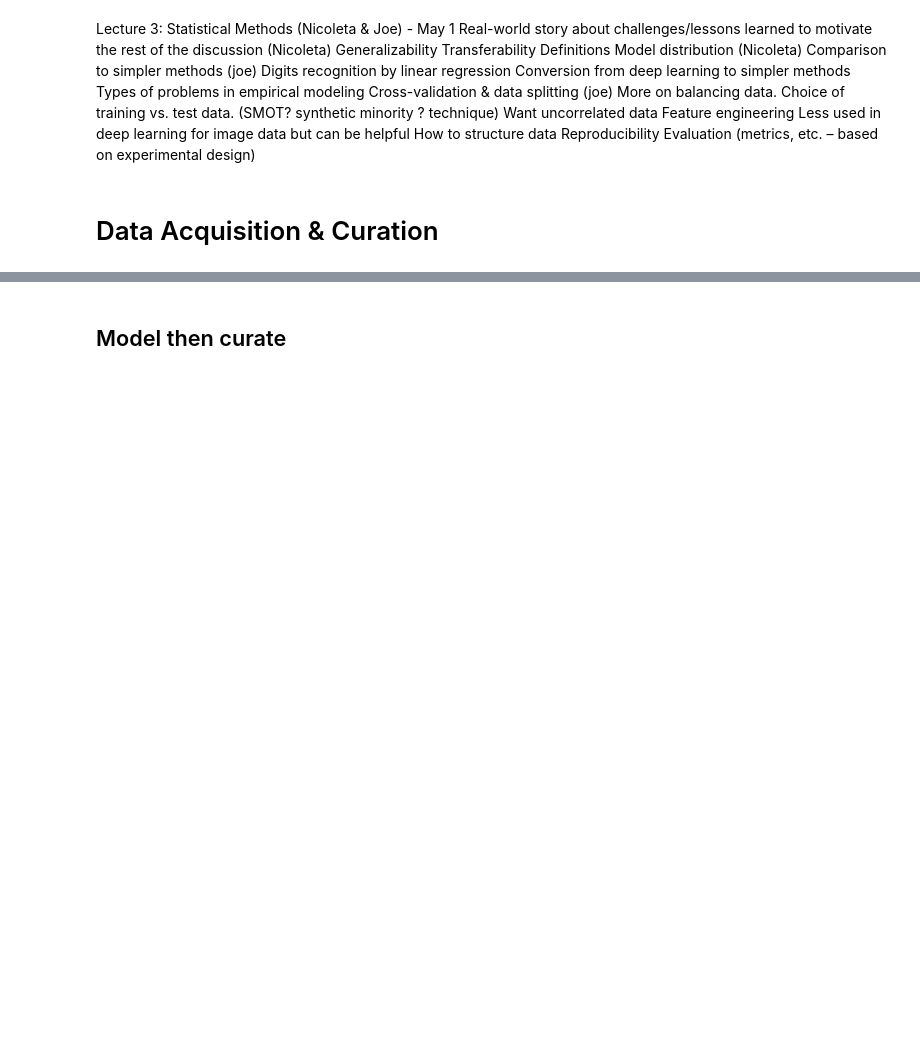
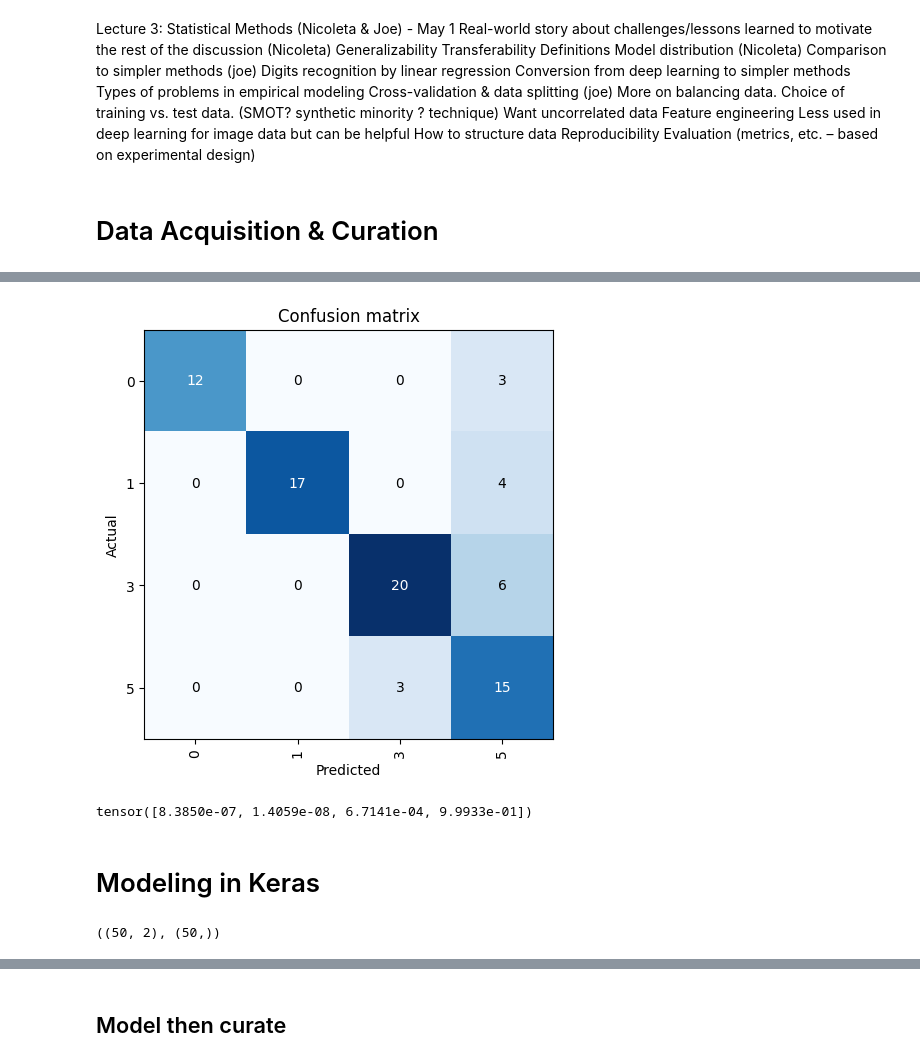
Before and after one commit to joseph-hellerstein/keras, a Jupyter notebook: notebooks/model_selection_evaluation_pt1.ipynb, the cells around one changed output, grey strips where cells are left out. Cells and saved outputs as stored; diff of their text form; code cells hidden in the pictures; blank space fills up the shorter version.

Commit message:
keras notebook

```diff
--- a/notebooks/model_selection_evaluation_pt1.ipynb
+++ b/notebooks/model_selection_evaluation_pt1.ipynb
@@ -61,5 +72,5 @@ dls.show_batch(max_n=6)
 # %%
 learn = vision_learner(dls, resnet18, metrics=error_rate)
 #learn = vision_learner(dls, models.efficientnet_v2_m, metrics=error_rate)
-learn.fit(30)  # Number of epochs
-# Output: epoch, training loss, validation loss, accuracy, time
+learn.fit(2)  # Number of epochs
+# Output?: epoch, last is time, others are training loss?
@@ -85,0 +80,6 @@ Type:      method
+# %%
+from fastai.interpret import Interpretation, ClassificationInterpretation
+interp = ClassificationInterpretation.from_learner(learn)
+interp.plot_confusion_matrix()
+# %% [output]
+[figure, added]
@@ -85,0 +92,6 @@ Type:      method
+# %%
+preds[0][-1]
+# %% [output]
+tensor([8.3850e-07, 1.4059e-08, 6.7141e-04, 9.9933e-01])
+# %% [markdown]
+# Modeling in Keras
@@ -85,0 +104,4 @@ Type:      method
+# %%
+np.shape(X_train), np.shape(y_train)
+# %% [output]
+((50, 2), (50,))
```
Also changed, not shown: parts of 30 cells of this notebook, 2 other files.
